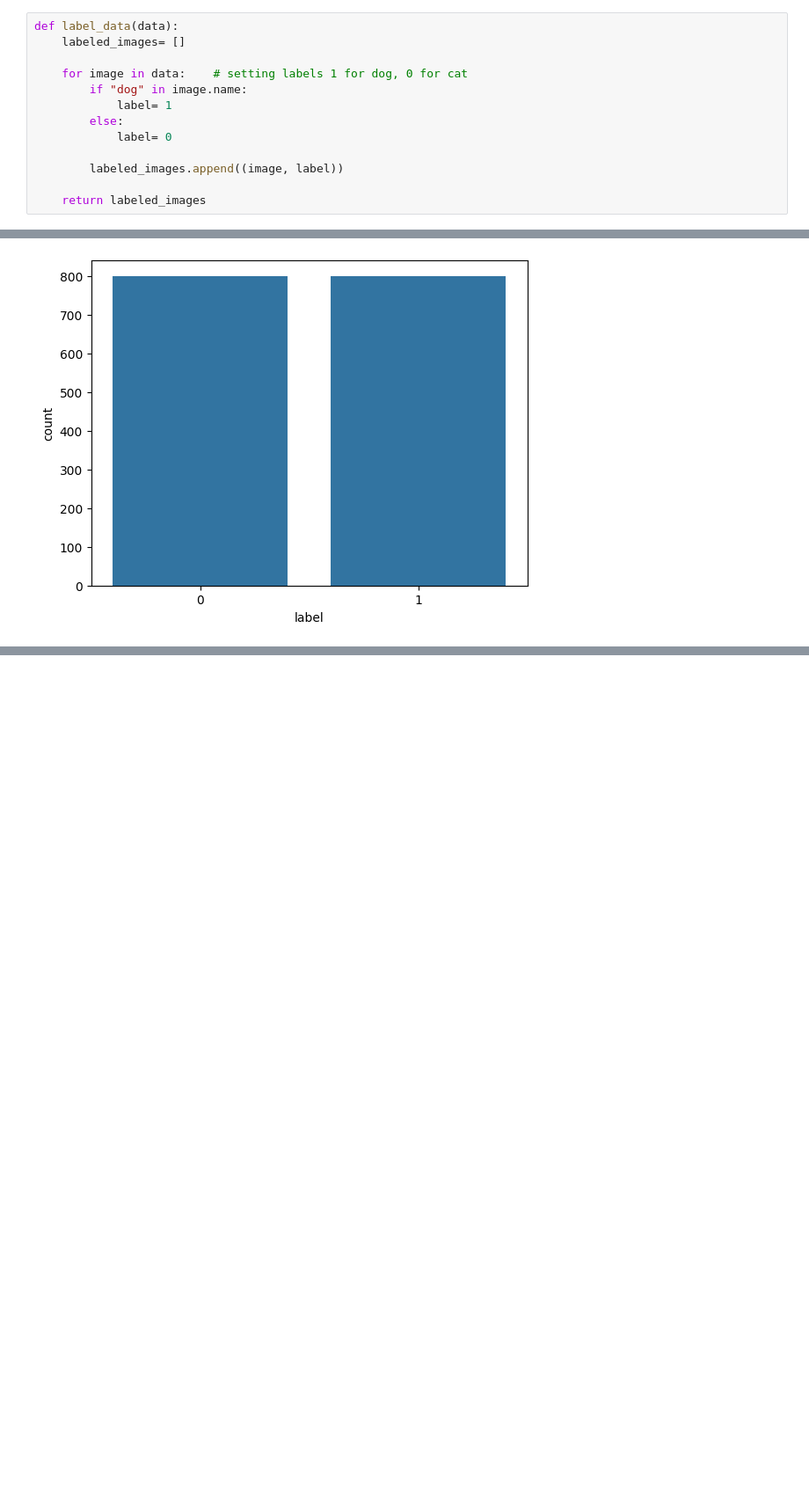
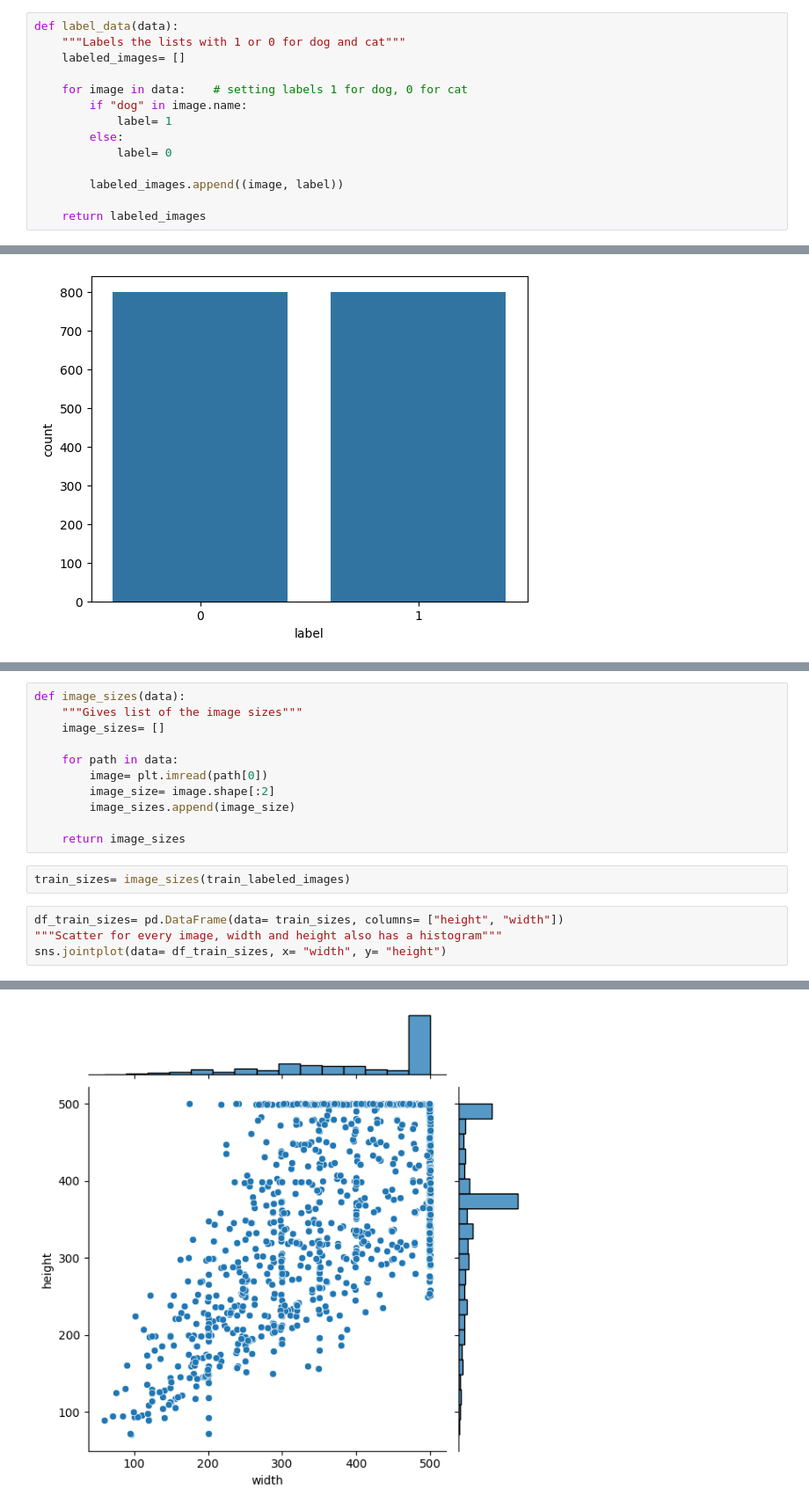
Before and after one commit to MiltonOberg/Artificial_Intelligence2-Milton-OPA23, a Jupyter notebook: labb_2/labb.ipynb, the cells around one changed output, grey strips where cells are left out. Shown at 88% size. Cells and saved outputs as stored; diff of their text form; blank space fills up the shorter version.

Commit message:
1.a jointplot

```diff
--- a/labb_2/labb.ipynb
+++ b/labb_2/labb.ipynb
@@ -129,6 +130,7 @@ test_list= list(experimental_small_test.iterdir())    # lsit of the paths
 val_list= list(experimental_small_val.iterdir())    # lsit of the paths
 # %%
 def label_data(data):
+    """Labels the lists with 1 or 0 for dog and cat"""
     labeled_images= []
 
     for image in data:    # setting labels 1 for dog, 0 for cat
@@ -173,0 +178,18 @@ plot(train_labeled_images)
+# %%
+def image_sizes(data):
+    """Gives list of the image sizes"""
+    image_sizes= []
+
+    for path in data:
+        image= plt.imread(path[0])
+        image_size= image.shape[:2]
+        image_sizes.append(image_size)
+
+    return image_sizes
+# %%
+train_sizes= image_sizes(train_labeled_images)
+# %%
+df_train_sizes= pd.DataFrame(data= train_sizes, columns= ["height", "width"])
+"""Scatter for every image, width and height also has a histogram"""
+sns.jointplot(data= df_train_sizes, x= "width", y= "height")
+# %% [output]
@@ -173,0 +197 @@ plot(train_labeled_images)
+[figure, added]
```
Also changed, not shown: parts of 4 cells of this notebook.
